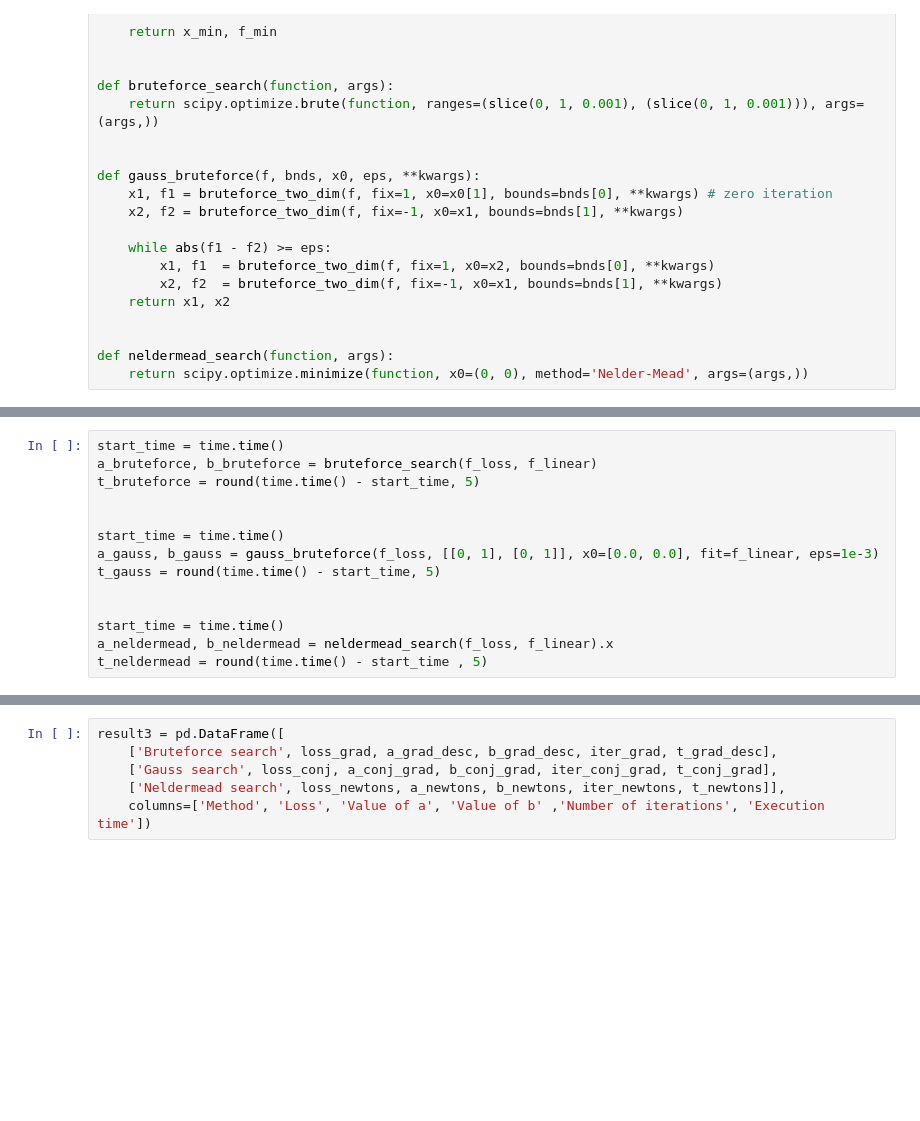
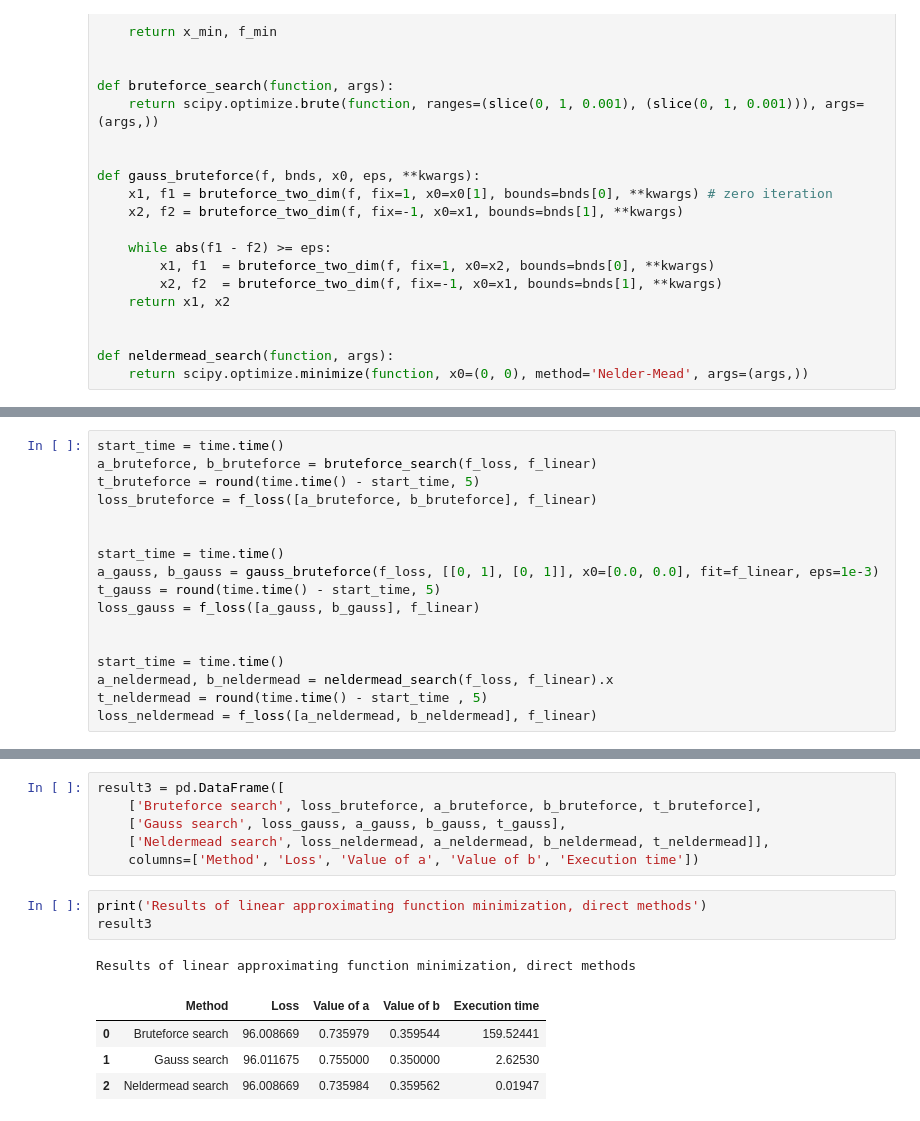
Before and after one commit to anafisa/Analysis-and-development-of-algorithms, a Jupyter notebook: Lab 3. Algorithms for unconstrained nonlinear optimization/Lab 3.ipynb, the cells around one changed output, grey strips where cells are left out. Drawn from its saved outputs; the diff is of its cells as text; blank space fills up the shorter version.

```diff
--- a/Lab 3. Algorithms for unconstrained nonlinear optimization/Lab 3.ipynb
+++ b/Lab 3. Algorithms for unconstrained nonlinear optimization/Lab 3.ipynb
@@ -260,14 +260,17 @@ Apply algorithms and calculate execution time and the number of iterations
 start_time = time.time()
 a_bruteforce, b_bruteforce = bruteforce_search(f_loss, f_linear)
 t_bruteforce = round(time.time() - start_time, 5)
+loss_bruteforce = f_loss([a_bruteforce, b_bruteforce], f_linear)
 
 
 start_time = time.time()
 a_gauss, b_gauss = gauss_bruteforce(f_loss, [[0, 1], [0, 1]], x0=[0.0, 0.0], fit=f_linear, eps=1e-3)
 t_gauss = round(time.time() - start_time, 5)
+loss_gauss = f_loss([a_gauss, b_gauss], f_linear)
 
 
 start_time = time.time()
 a_neldermead, b_neldermead = neldermead_search(f_loss, f_linear).x
 t_neldermead = round(time.time() - start_time , 5)
+loss_neldermead = f_loss([a_neldermead, b_neldermead], f_linear)
 # %% [markdown]
@@ -292,6 +293,15 @@ plt.show()
 # %%
 result3 = pd.DataFrame([
-    ['Bruteforce search', loss_grad, a_grad_desc, b_grad_desc, iter_grad, t_grad_desc],
-    ['Gauss search', loss_conj, a_conj_grad, b_conj_grad, iter_conj_grad, t_conj_grad],
-    ['Neldermead search', loss_newtons, a_newtons, b_newtons, iter_newtons, t_newtons]],
-    columns=['Method', 'Loss', 'Value of a', 'Value of b' ,'Number of iterations', 'Execution time'])
+    ['Bruteforce search', loss_bruteforce, a_bruteforce, b_bruteforce, t_bruteforce],
+    ['Gauss search', loss_gauss, a_gauss, b_gauss, t_gauss],
+    ['Neldermead search', loss_neldermead, a_neldermead, b_neldermead, t_neldermead]],
+    columns=['Method', 'Loss', 'Value of a', 'Value of b', 'Execution time'])
+# %%
+print('Results of linear approximating function minimization, direct methods')
+result3
+# %% [output]
+Results of linear approximating function minimization, direct methods
+|  | Method | Loss | Value of a | Value of b | Execution time |
+| 0 | Bruteforce search | 96.008669 | 0.735979 | 0.359544 | 159.52441 |
+| 1 | Gauss search | 96.011675 | 0.755000 | 0.350000 | 2.62530 |
+| 2 | Neldermead search | 96.008669 | 0.735984 | 0.359562 | 0.01947 |
```
Also changed, not shown: parts of 15 cells of this notebook.
